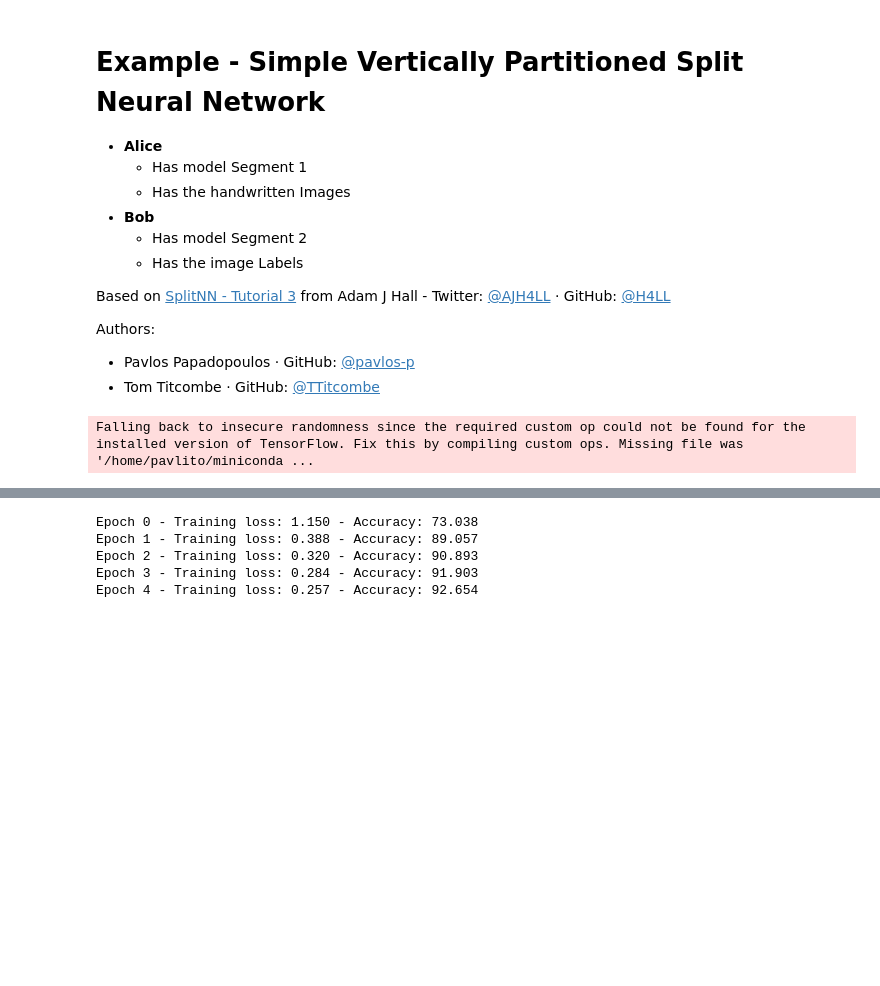
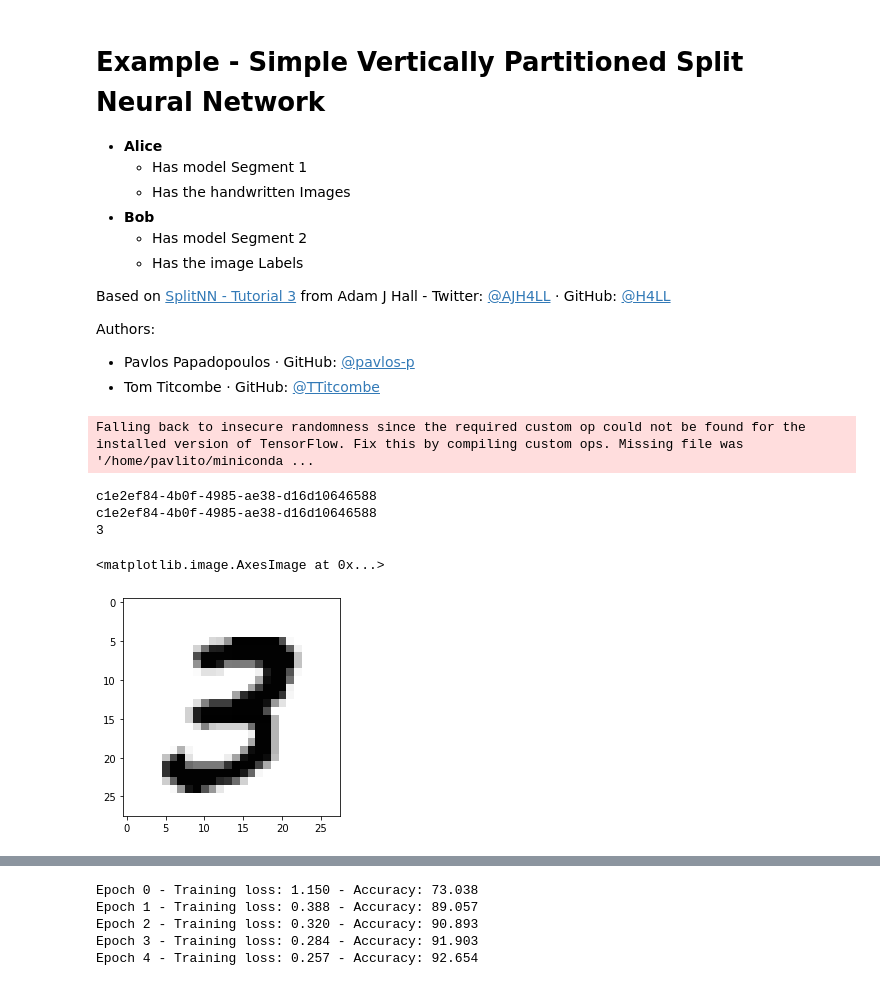
Before and after one commit to OpenMined/PyVertical, a Jupyter notebook: examples/Simple Vertically Partitioned SplitNN.ipynb, the cells around one changed output, grey strips where cells are left out. Cells and saved outputs as stored; diff of their text form; code cells hidden in the pictures; blank space fills up the shorter version.

```diff
--- a/examples/Simple Vertically Partitioned SplitNN.ipynb
+++ b/examples/Simple Vertically Partitioned SplitNN.ipynb
@@ -112,0 +106,11 @@ dataloader.drop_non_intersecting(intersection1, intersection2)
+# %%
+print(dataloader.dataloader1.dataset.ids[6])
+print(dataloader.dataloader2.dataset.ids[6])
+print(dataloader.dataloader2.dataset[6][0])
+plt.imshow(dataloader.dataloader1.dataset.data[6].numpy().squeeze(), cmap='gray_r')
+# %% [output]
+c1e2ef84-4b0f-4985-ae38-d16d10646588
+c1e2ef84-4b0f-4985-ae38-d16d10646588
+3
+<matplotlib.image.AxesImage at 0x...>
+[figure, added]
```
Also changed, not shown: parts of 9 cells of this notebook, 1 other file.
